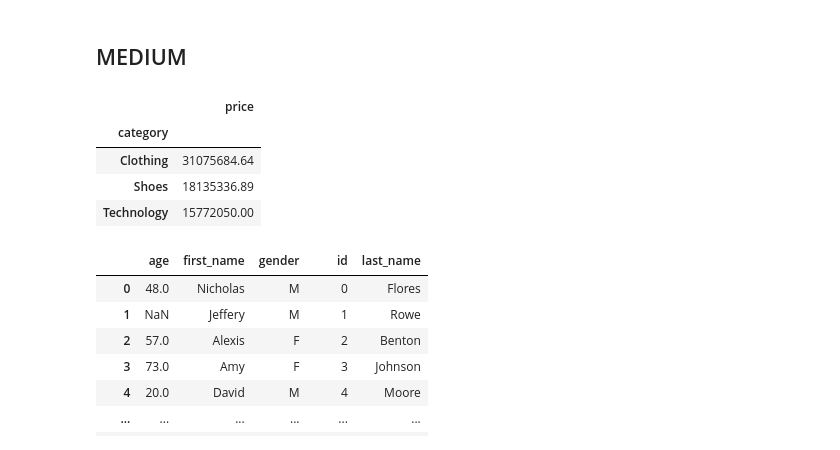
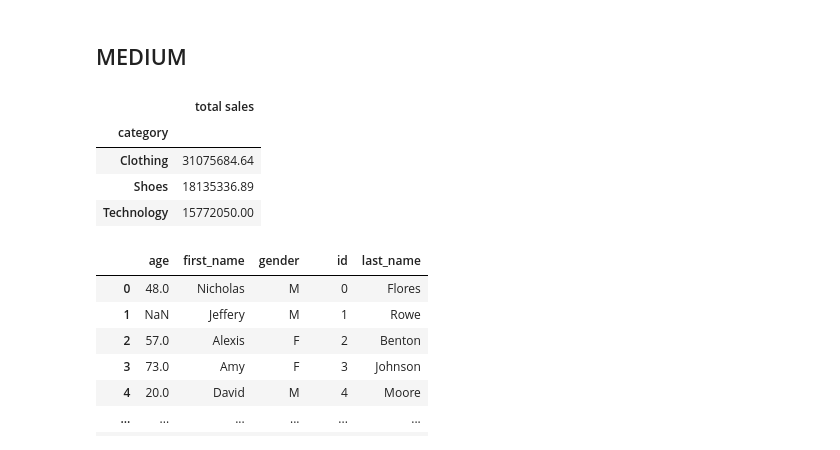
Before and after one commit to danielngo-obf/ITGMT-Homework, a Jupyter notebook: sales-data.ipynb, the cells around one changed output. Cells and saved outputs as stored; diff of their text form; code cells hidden in the pictures.

```diff
--- a/sales-data.ipynb
+++ b/sales-data.ipynb
@@ -67,14 +67,15 @@ Cash was the most common payment method
 # %%
 #1 - top 3 most popular categories, by total sales
 
-df[['category','price']].groupby(['category']).sum().sort_values(['price'], ascending = False).head(3)
+catsales = df.rename(columns = {'price':'total sales'}).copy()
+catsales[['category','total sales']].groupby(['category']).agg({'total sales':'sum'}).sort_values(['total sales'], ascending = False).head(3)
 
 #display only category, quantity, and price
 #first group all values by the product category
 #then sum all the quantities of sales by product category
 #sort by price and make it descending order
 # %% [output]
-|  | price |
+|  | total sales |
 | category |  |
 | Clothing | 31075684.64 |
 | Shoes | 18135336.89 |
```
Also changed, not shown: parts of 3 cells of this notebook, 2 other files.
